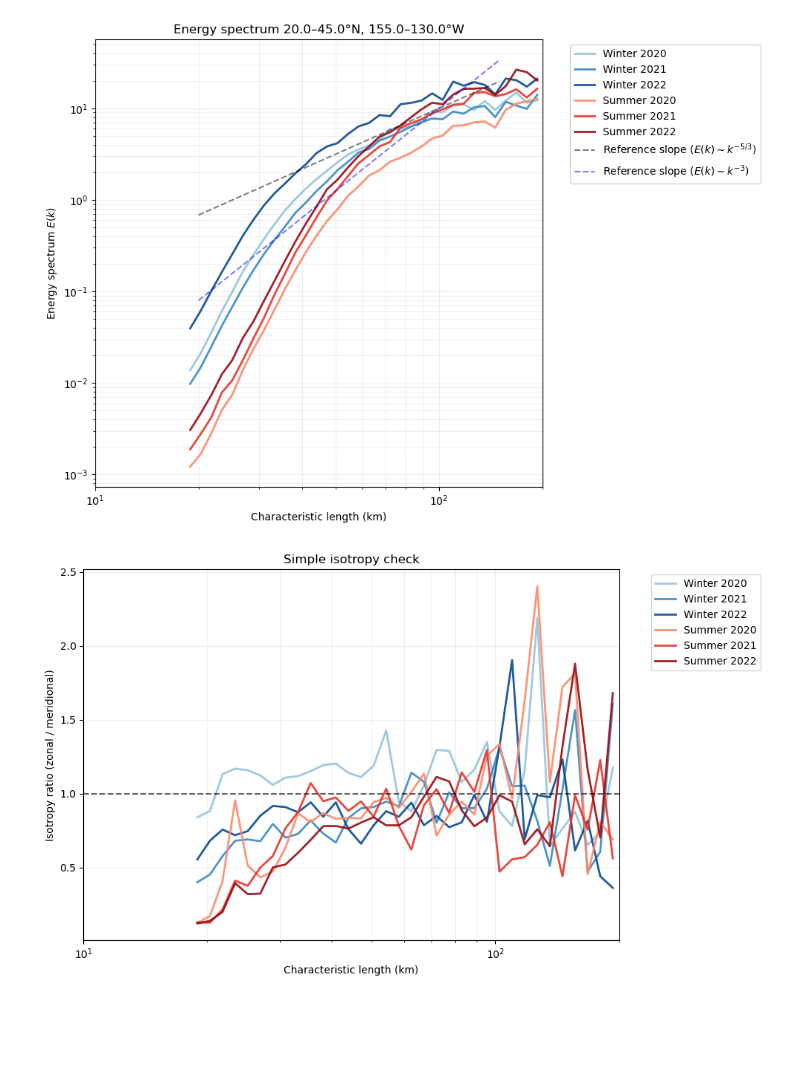
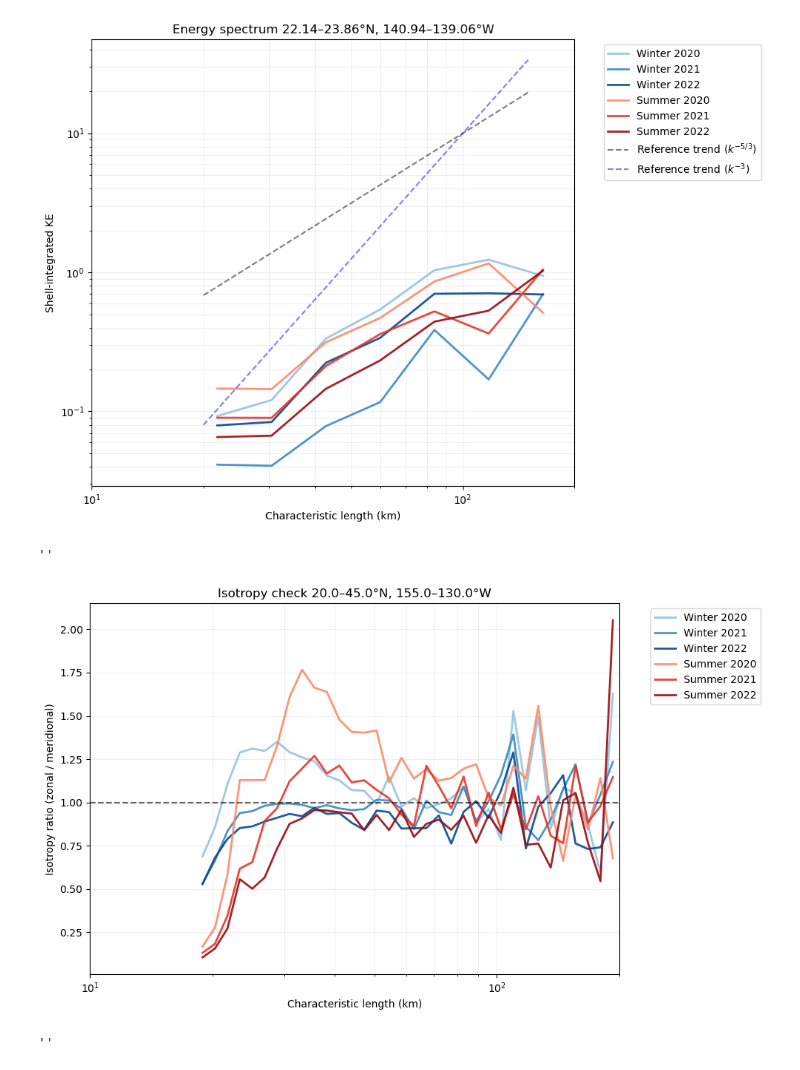
Before and after one commit to Jelle-Gortemaker/Thesis, a Jupyter notebook: OGCM/notebooks/Calculate_EDS.ipynb, the cells around one changed output. Saved outputs shown, nothing was run; the diff lists cells and outputs as text; code cells hidden in the pictures; blank space fills up the shorter version.

```diff
--- a/OGCM/notebooks/Calculate_EDS.ipynb
+++ b/OGCM/notebooks/Calculate_EDS.ipynb
@@ -8,8 +8,13 @@ sys.path.append(os.path.abspath('../scripts'))
 import ocean_analysis as oa
 # %%
 # 1. Define Subdomain
-lat_s, lat_n = 20.0, 45.0
-lon_w, lon_e = -155.0, -130.0
+# lat_s, lat_n = 20.0, 45.0
+# lon_w, lon_e = -155.0, -130.0
+
+lat_s, lat_n = 22.14, 23.86
+lon_w, lon_e = -140.94, -139.06
+
+
 
 les_box = [lon_w, lon_e, lat_s, lat_n]
 
@@ -35,6 +40,7 @@ base_colors = {
 }
 
 MAX_W = 200
+
 plt.figure(figsize=(10, 7))
 
 for season, years in data_groups.items():
@@ -47,14 +53,21 @@ for season, years in data_groups.items():
             target_box=les_box,
             max_wavelength_km=MAX_W,
             initialized_velocity=False,
+            n_bins=8,
+            remove_mean=True,
+            window=None,          #  None / "hann" / "tukey"
+            tukey_alpha=0.1,
+            direction_half_width_deg=15.0,
         )
 
         l_km = eds["characteristic_length"].values / 1000.0
-        E = eds["energy_density_spectrum"].values
+        E = eds["shell_integrated_spectrum"].values
+
+        valid = np.isfinite(l_km) & np.isfinite(E) & (l_km > 0) & (E > 0)
 
         plt.loglog(
-            l_km,
-            E,
+            l_km[valid],
+            E[valid],
             label=f"{season} {year_label}",
             color=cmap(shades[idx]),
             lw=2,
@@ -65,24 +78,32 @@ for season, years in data_groups.items():
 eds_init = oa.calculate_EDS(
     filepath="../data/init_surface_uv.nc",
     target_box=None,
-    max_wavelength_km=MAX_W,
+    max_wavelength_km=192 / 2,
     initialized_velocity=True,
     x_res=500.0,
     y_res=500.0,
+    n_bins=8,
+    remove_mean=True,
+    window=None,              # keep same choice as above for fair comparison
+    tukey_alpha=0.1,
+    direction_half_width_deg=15.0,
 )
 
 l_km_init = eds_init["characteristic_length"].values / 1000.0
-E_init = eds_init["energy_density_spectrum"].values
+E_init = eds_init["shell_integrated_spectrum"].values
+
+valid_init = np.isfinite(l_km_init) & np.isfinite(E_init) & (l_km_init > 0) & (E_init > 0)
 
 # plt.loglog(
-#     l_km_init,
-#     E_init,
+#     l_km_init[valid_init],
+#     E_init[valid_init],
 #     label="Initial Surface UV",
 #     color="black",
 #     lw=3,
 # )
 
 # Reference slopes
+# These are only qualitative here, because this plot is shell-integrated spectrum vs length.
 x_ref = np.array([20.0, 150.0])
 y_ref = 10**1 * (x_ref / 100.0) ** (5 / 3)
 y_ref_enstrophy = 10**1 * (x_ref / 100.0) ** 3
@@ -92,7 +113,7 @@ plt.loglog(
     y_ref,
     "k--",
     alpha=0.5,
-    label=r"Reference slope ($E(k)\sim k^{-5/3}$)",
+    label=r"Reference trend ($k^{-5/3}$)",
 )
 
 plt.loglog(
@@ -100,20 +121,21 @@ plt.loglog(
     y_ref_enstrophy,
     "b--",
     alpha=0.5,
-    label=r"Reference slope ($E(k)\sim k^{-3}$)",
+    label=r"Reference trend ($k^{-3}$)",
 )
 
 plt.xlabel("Characteristic length (km)")
-plt.ylabel(r"Energy spectrum $E(k)$")
+plt.ylabel("Shell-integrated KE")
 plt.title(f"Energy spectrum {lat_s}–{lat_n}°N, {abs(lon_w)}–{abs(lon_e)}°W")
 plt.legend(bbox_to_anchor=(1.05, 1), loc="upper left")
 plt.grid(True, which="both", alpha=0.2)
-
 plt.xlim(10, MAX_W)
 plt.tight_layout()
 plt.show()
+;
 # %% [output]
-[figure, old version]
+[figure, new version]
+''
 # %%
 plt.figure(figsize=(10, 6))
 
@@ -121,34 +143,41 @@ for season, years in data_groups.items():
     cmap = plt.get_cmap(base_colors[season])
     shades = np.linspace(0.4, 0.9, len(years))
 
     for idx, (year_label, path) in enumerate(years.items()):
         eds = oa.calculate_EDS(
             filepath=path,
             target_box=les_box,
             max_wavelength_km=MAX_W,
             initialized_velocity=False,
+            window="tukey",
+            tukey_alpha=0.1,
+            direction_half_width_deg=30.0,
         )
 
         l_km = eds["characteristic_length"].values / 1000.0
         R = eds["isotropy_ratio"].values
 
+        valid = np.isfinite(l_km) & np.isfinite(R) & (l_km > 0) & (R > 0)
+
         plt.semilogx(
-            l_km,
-            R,
+            l_km[valid],
+            R[valid],
             label=f"{season} {year_label}",
             color=cmap(shades[idx]),
             lw=2,
             alpha=0.9,
         )
 
 plt.axhline(1.0, color="k", linestyle="--", alpha=0.6)
 plt.xlabel("Characteristic length (km)")
 plt.ylabel("Isotropy ratio (zonal / meridional)")
-plt.title("Simple isotropy check")
+plt.title(f"Isotropy check {lat_s}–{lat_n}°N, {abs(lon_w)}–{abs(lon_e)}°W")
 plt.legend(bbox_to_anchor=(1.05, 1), loc="upper left")
 plt.grid(True, which="both", alpha=0.2)
 plt.xlim(10, MAX_W)
 plt.tight_layout()
 plt.show()
+;
 # %% [output]
-[figure, old version]
+[figure, new version]
+''
```
Also changed, not shown: 4 other files.
